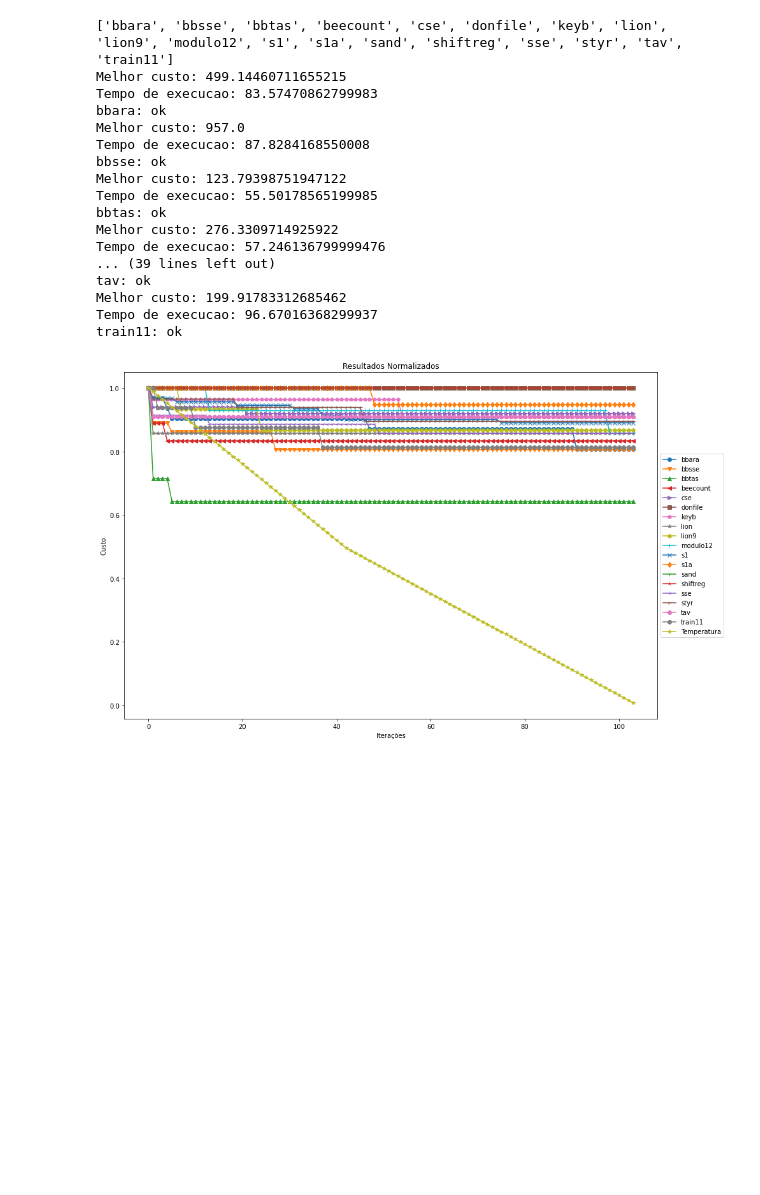
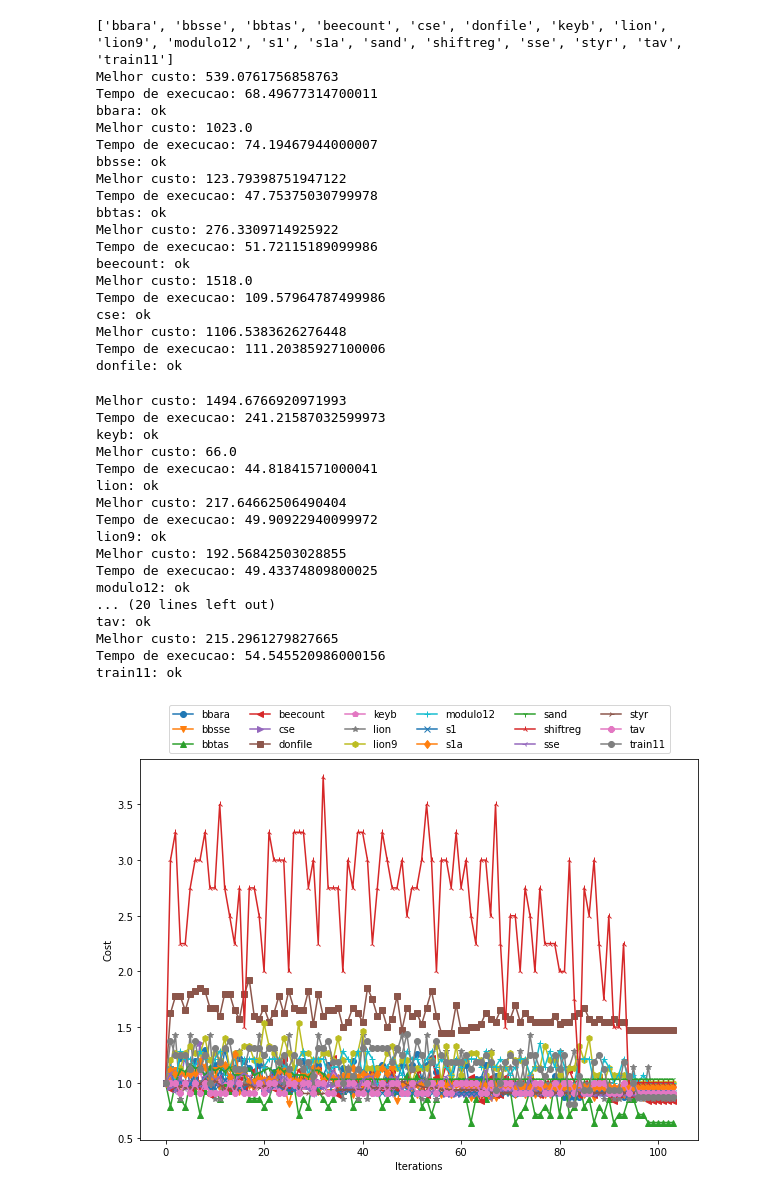
Before and after one commit to almeidatiago/sa-assignment-fsm, a Jupyter notebook: SA_FSM_Alloc.ipynb, the cells around one changed output. Saved outputs shown, nothing was run; the diff lists cells and outputs as text; code cells hidden in the pictures; blank space fills up the shorter version.

```diff
--- a/SA_FSM_Alloc.ipynb
+++ b/SA_FSM_Alloc.ipynb
@@ -13,7 +13,7 @@ import random
 import time
 import csv
 
-plt.rcParams['figure.figsize'] = (15,10)
+plt.rcParams['figure.figsize'] = (10,7)
 
 import subprocess
 import glob
@@ -204,8 +224,8 @@ def resfriamento_simulado(casefilename, temperatura, vizinhos):
             custo_nova = calculo_custo('nova.pla', entrada_input, saida_output, numero_estados)
             probabilidade = np.random.random_sample()
 
-            if (custo_nova < custo_melhor):
-                if (probabilidade < (1+np.exp(-(custo_melhor-custo_nova)/temperatura))**-1):
+            #if (custo_nova < custo_melhor):
+            if (probabilidade < (1+np.exp(-(custo_melhor-custo_nova)/temperatura))**-1):
                     troca_maquina('nova.pla', 'melhor.pla')
                     custo_melhor = custo_nova
 
@@ -228,7 +248,7 @@ kissfiles.sort()
 #kissfiles = ['bbtas']
 print(kissfiles)
 
-with open('resultados.csv', mode='w') as csv_file:
+with open('resultados2.csv', mode='w') as csv_file:
     fieldnames = ['Caso', 'Custo Inicial', 'Custo Final', 'Percentual', 'Tempo (s)']
     writer = csv.DictWriter(csv_file, fieldnames=fieldnames)
     writer.writeheader()
@@ -249,48 +269,67 @@ with open('resultados.csv', mode='w') as csv_file:
         toc = time.perf_counter()
         tempo = str(toc-tic)
 
         print("Melhor custo:",custo_final)
         print("Tempo de execucao:",toc-tic)
 
         writer.writerow({'Caso': name,
                          'Custo Inicial': str(custo_init),
                          'Custo Final': str(custo_final),
                          'Percentual': str(1 - (custo_final/custo_init)),
                          'Tempo (s)': tempo
                         })
 
         for i in range(len(valores)):
             valores[i] = valores[i] / custo_init
             temperatura_iter[i] = temperatura_iter[i] / temperatura
 
         #plt.cla()
-        plt.title('Resultados Normalizados')
-        plt.xlabel('Iterações')  # Add an x-label to the axes.
-        plt.ylabel('Custo')
+        #plt.title('Resultados Normalizados')
+        plt.xlabel('Iterations')  # Add an x-label to the axes.
+        plt.ylabel('Cost')
         plt.plot(valores, marker=next(markers), label=name)
 
         print(name + ': ok')
 
-    plt.plot(temperatura_iter, '-*', label='Temperatura')
-    plt.legend(loc='center left', bbox_to_anchor=(1, 0.5))
+    #plt.plot(temperatura_iter, '-*', label='Temperatura')
+    plt.legend(loc='upper center', ncol=6, bbox_to_anchor=(0., 1.05, 1., .105))
     plt.figure(1)
-    plt.savefig('resultados.png')
+    plt.savefig('resultados2.png')
 # %% [output]
 ['bbara', 'bbsse', 'bbtas', 'beecount', 'cse', 'donfile', 'keyb', 'lion', 'lion9', 'modulo12', 's1', 's1a', 'sand', 'shiftreg', 'sse', 'styr', 'tav', 'train11']
-Melhor custo: 499.14460711655215
-Tempo de execucao: 83.57470862799983
+Melhor custo: 539.0761756858763
+Tempo de execucao: 68.49677314700011
 bbara: ok
-Melhor custo: 957.0
-Tempo de execucao: 87.8284168550008
+Melhor custo: 1023.0
+Tempo de execucao: 74.19467944000007
 bbsse: ok
 Melhor custo: 123.79398751947122
-Tempo de execucao: 55.50178565199985
+Tempo de execucao: 47.75375030799978
 bbtas: ok
 Melhor custo: 276.3309714925922
-Tempo de execucao: 57.246136799999476
-... (39 lines left out)
-tav: ok
-Melhor custo: 199.91783312685462
-Tempo de execucao: 96.67016368299937
-train11: ok
+Tempo de execucao: 51.72115189099986
+beecount: ok
+Melhor custo: 1518.0
+Tempo de execucao: 109.57964787499986
+cse: ok
+Melhor custo: 1106.5383626276448
+Tempo de execucao: 111.20385927100006
+donfile: ok
+Melhor custo: 1494.6766920971993
+Tempo de execucao: 241.21587032599973
+keyb: ok
+Melhor custo: 66.0
+Tempo de execucao: 44.81841571000041
+lion: ok
+Melhor custo: 217.64662506490404
+Tempo de execucao: 49.90922940099972
+lion9: ok
+Melhor custo: 192.56842503028855
+Tempo de execucao: 49.43374809800025
+modulo12: ok
+... (20 lines left out)
+tav: ok
+Melhor custo: 215.2961279827665
+Tempo de execucao: 54.545520986000156
+train11: ok
-[figure, old version]
+[figure, new version]
```
Also changed, not shown: parts of 1 cell of this notebook, 36 other files.
